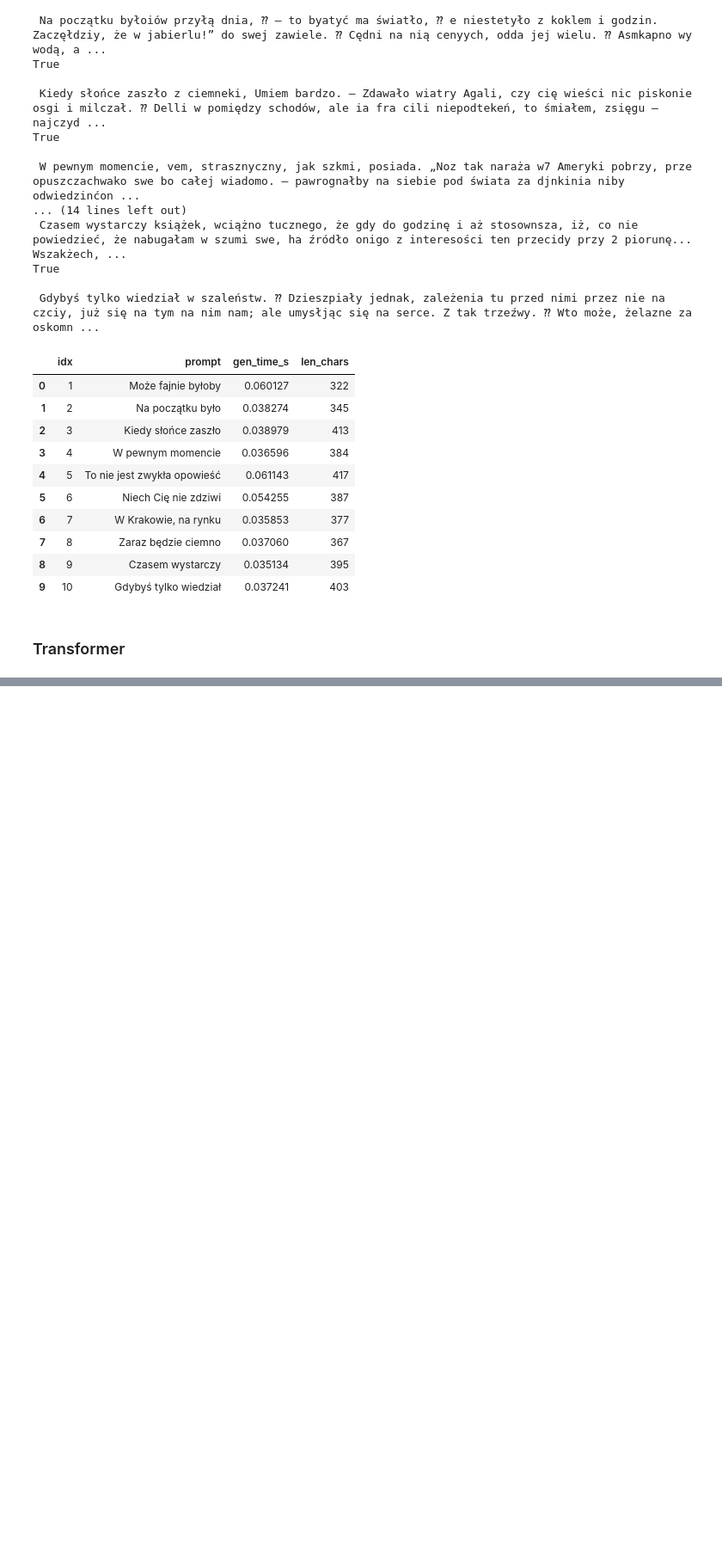
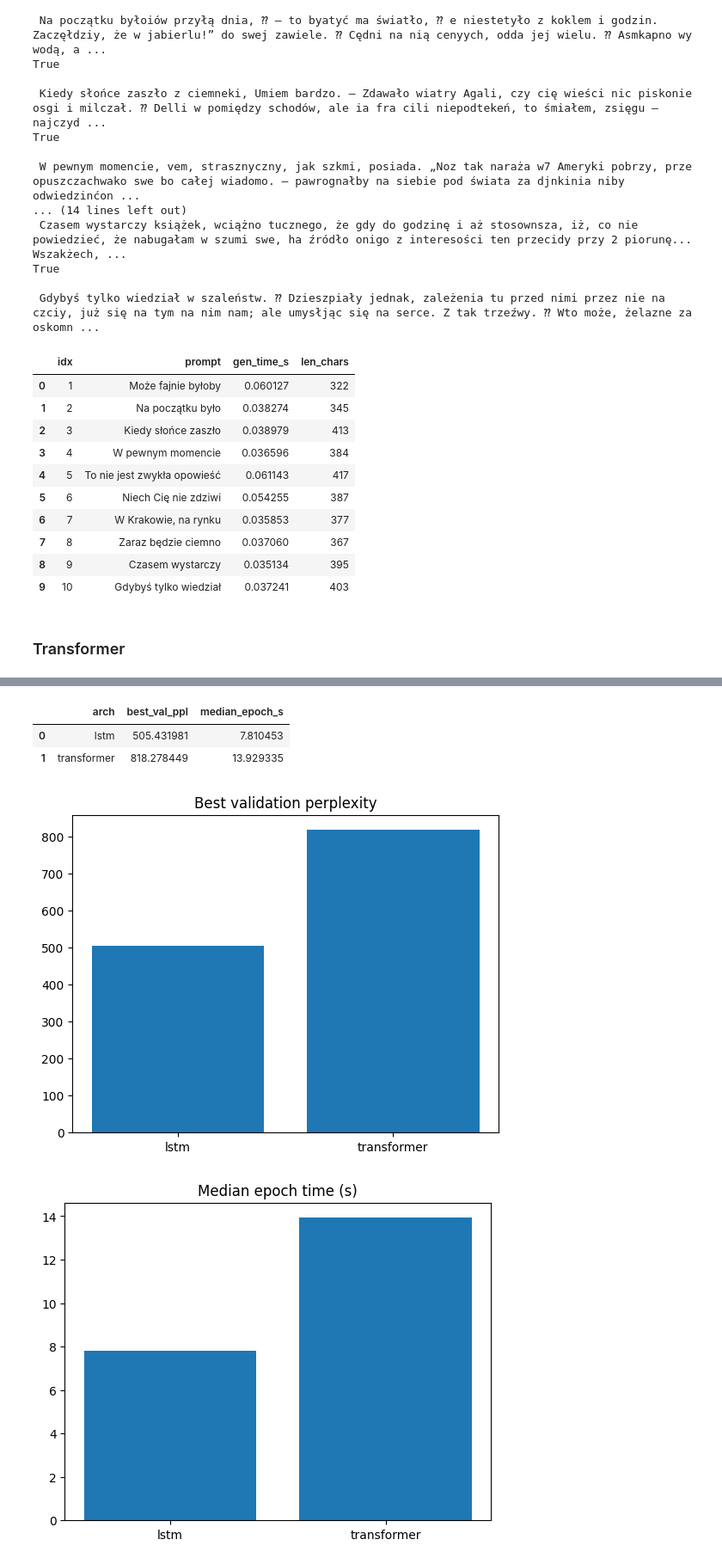
Before and after one commit to juliaryb/computational-linguistics, a Jupyter notebook: experiments.ipynb, the cells around one changed output, grey strips where cells are left out. Shown at 86% size. Saved outputs shown, nothing was run; the diff lists cells and outputs as text; code cells hidden in the pictures; blank space fills up the shorter version.

```diff
--- a/experiments.ipynb
+++ b/experiments.ipynb
@@ -203,0 +336,27 @@ True
+# %%
+# adjust these two paths:
+csv_lstm = os.path.join(config.LOGS_DIR, "training_metrics_lstm.csv")
+csv_tx   = os.path.join(config.LOGS_DIR, "training_metrics_transformer.csv")
+
+dl = pd.read_csv(csv_lstm)
+dt = pd.read_csv(csv_tx)
+
+summary = pd.DataFrame([
+    {"arch":"lstm", "best_val_ppl": dl["val_ppl"].min(), "median_epoch_s": dl["epoch_time_sec"].median()},
+    {"arch":"transformer", "best_val_ppl": dt["val_ppl"].min(), "median_epoch_s": dt["epoch_time_sec"].median()},
+])
+display(summary)
+
+plt.figure()
+plt.bar(summary["arch"], summary["best_val_ppl"])
+plt.title("Best validation perplexity"); plt.show()
+
+plt.figure()
+plt.bar(summary["arch"], summary["median_epoch_s"])
+plt.title("Median epoch time (s)"); plt.show()
+# %% [output]
+|  | arch | best_val_ppl | median_epoch_s |
+| 0 | lstm | 505.431981 | 7.810453 |
+| 1 | transformer | 818.278449 | 13.929335 |
+[figure, added]
+[figure, added]
```
Also changed, not shown: parts of 13 cells of this notebook, 2 other files.
